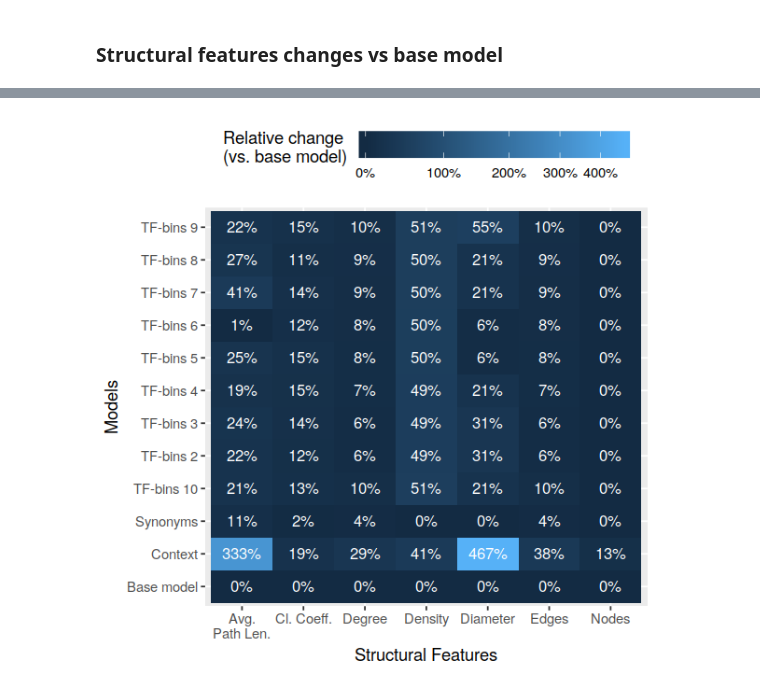
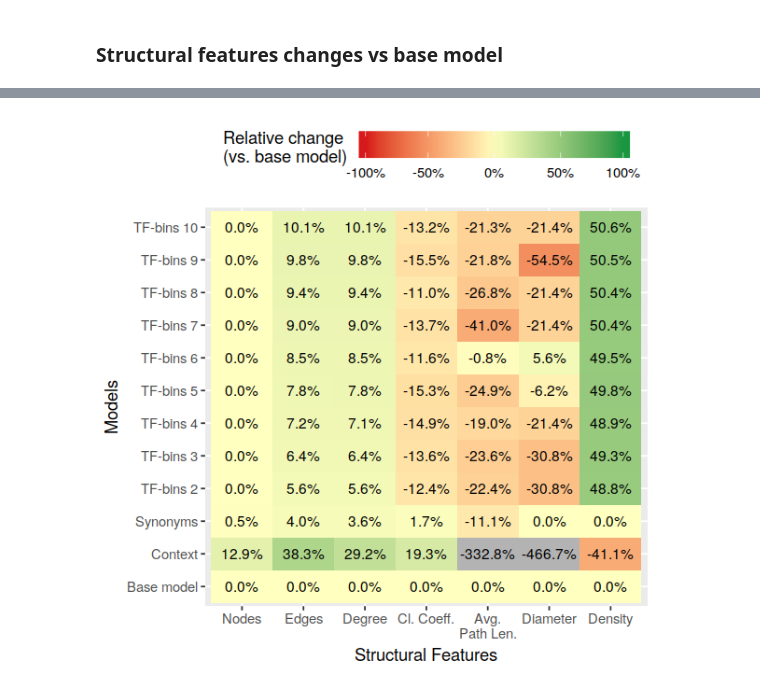
Before and after one commit to feup-infolab/army-ant, a Jupyter notebook: notebooks/hypergraph_of_entity/hypergraph_of_entity-model_compare.ipynb, the cells around one changed output, grey strips where cells are left out. Drawn from its saved outputs; the diff is of its cells as text; code cells hidden in the pictures.

Commit message:
APNS 2020: Updated the heatmap, reordering axis labels, and changing fill color to reflect positive and negative change values, also introduced.

```diff
--- a/notebooks/hypergraph_of_entity/hypergraph_of_entity-model_compare.ipynb
+++ b/notebooks/hypergraph_of_entity/hypergraph_of_entity-model_compare.ipynb
@@ -238,7 +240,8 @@ struct_feat_norm <- as.matrix(struct_feat[, 2:ncol(struct_feat)])
 
 struct_feat_norm <- sapply(1:ncol(struct_feat_norm), function(j) {
     sapply(1:nrow(struct_feat_norm), function(i) {
-        abs((struct_feat_norm[i, j] - struct_feat_norm[1, j]) / struct_feat_norm[i, j])
+        #abs((struct_feat_norm[i, j] - struct_feat_norm[1, j]) / struct_feat_norm[i, j])
+        (struct_feat_norm[i, j] - struct_feat_norm[1, j]) / struct_feat_norm[i, j]
     })
 })
 
@@ -266,29 +271,36 @@ A tibble: 12 × 8
 # %%
 options(repr.plot.width=5, repr.plot.height=5)
 
 struct_feat_norm %>%
     gather(variable, value, -model) %>%
-    mutate(variable=recode(variable,
+    mutate(
+        variable=fct_relevel(
+            variable, "nodes", "edges", "degree", "cl_coef", "avg_path_len", "diameter", "density"),
+        model=fct_relevel(str_replace_all(model, "_", " "), "TF-bins 10", after = Inf)) %>%
+    mutate(variable=recode(
+        variable,
         avg_path_len="Avg.\nPath Len.",
         cl_coef="Cl. Coeff.",
         degree="Degree",
         density="Density",
         diameter="Diameter",
         edges="Edges",
         nodes="Nodes"
     )) %>%
-    mutate(model=str_replace_all(model, "_", " ")) %>%
-    #filter(!model %in% c("Context")) %>%
-    ggplot(aes(x=variable, y=model, label=percent(value))) +
+    ggplot(aes(x=variable, y=model)) +
         geom_tile(aes(fill = value)) +
-        geom_text(color="white", size=3.5) +
+        geom_text(aes(label=percent(value, accuracy = 0.1)), color="black", size=3.25) +
         labs(x="Structural Features", y="Models") +
-        scale_fill_gradient(
-            name = "Relative change\n(vs. base model)",
-            trans = "pseudo_log", labels = percent) +
-        theme(legend.position = "top",
-              legend.key.width = unit(35, "pt"),
-              legend.title = element_text(vjust = 1))
+        scale_fill_gradient2(
+            name = "Relative change\n(vs. base model)", trans = "pseudo_log",
+            low = "#d7191c", mid = "#ffffbf", high = "#1a9641",
+            #low = "#ca0020", mid = "#f7f7f7", high = "#0571b0",
+            #low = "#e66101", mid = "#f7f7f7", high = "#5e3c99",
+            labels = percent, limits = c(-1, 1), na.value = "grey70") +
+        theme(
+            legend.position = "top", legend.key.width = unit(35, "pt"),
+            legend.title = element_text(vjust = 1))
+
 ggsave("output/compare/relative_change_vs_base_model.pdf", width = 5, height = 5)
 # %% [output]
-[figure, old version]
+[figure, new version]
```
Also changed, not shown: parts of 3 cells of this notebook.
